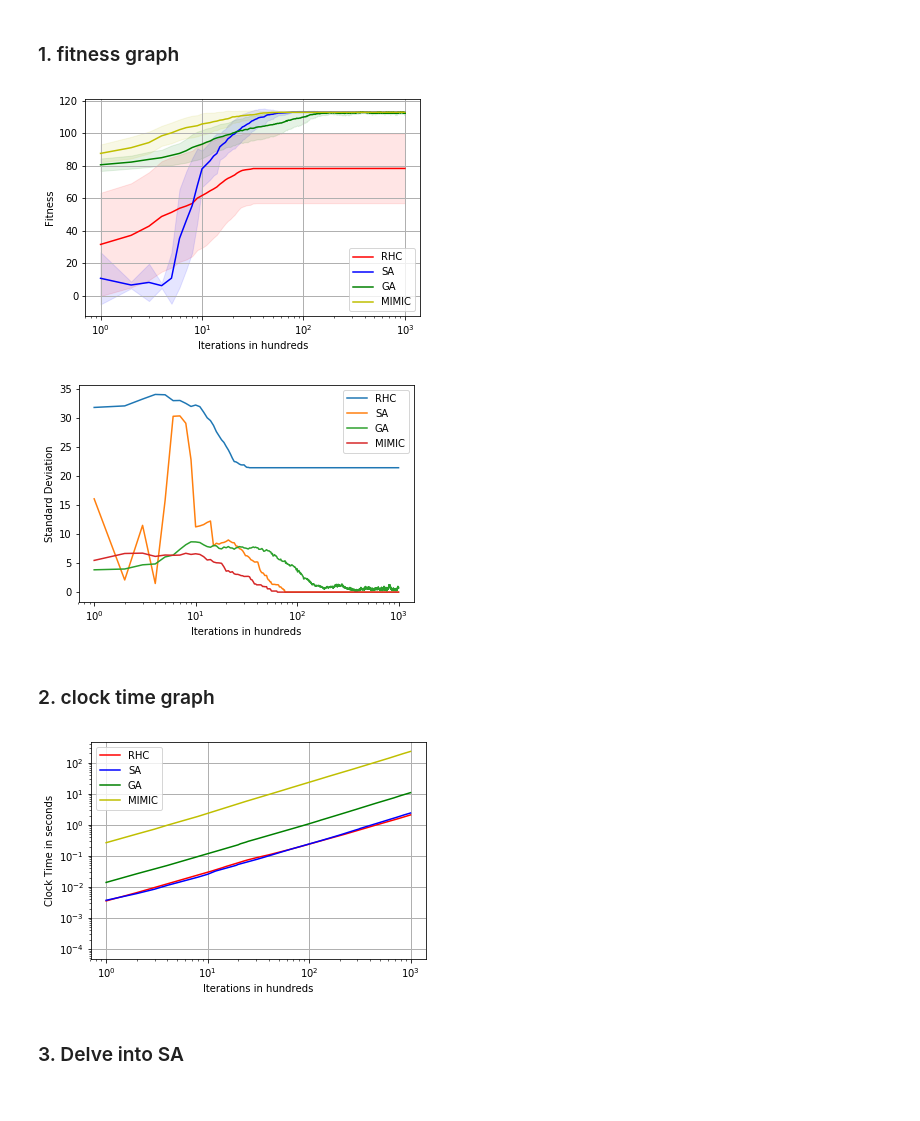
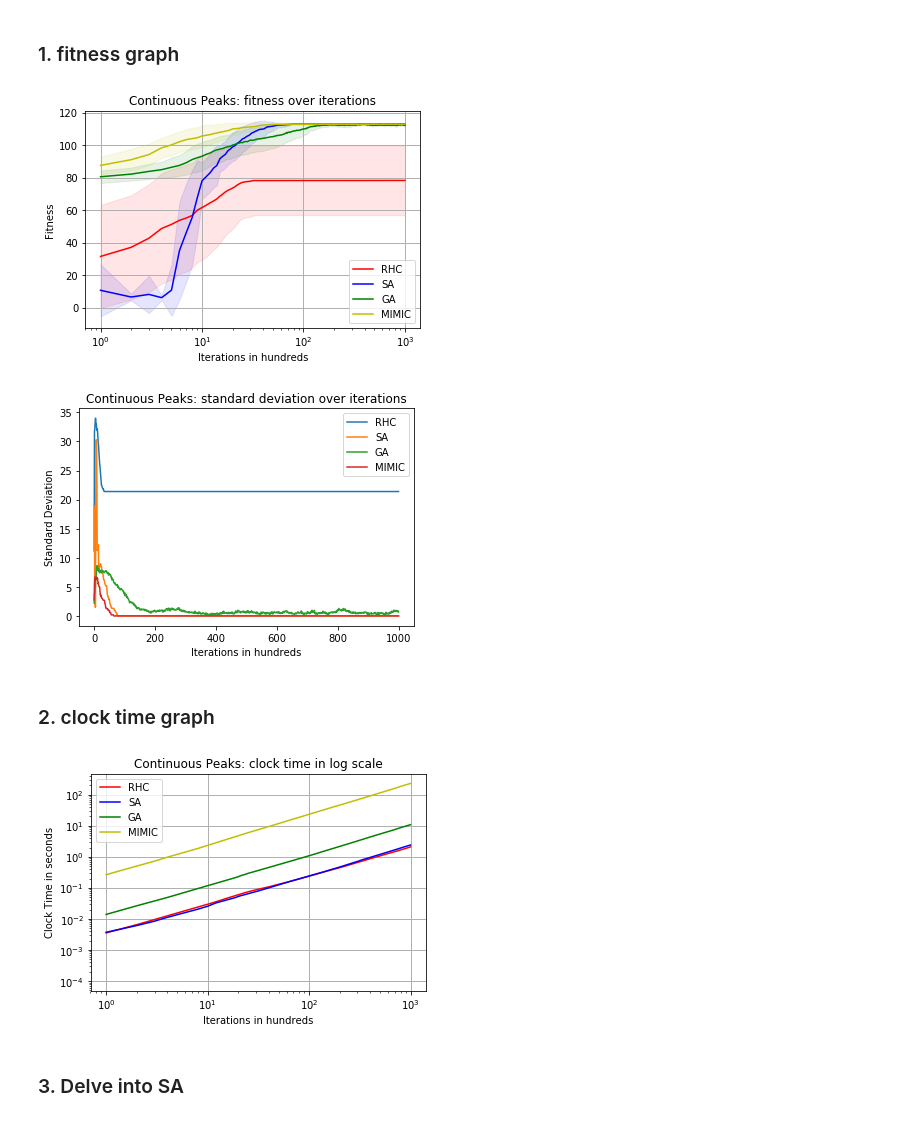
Before and after one commit to Quintus-Zhang/Randomized-Optimization, a Jupyter notebook: graphs.ipynb, the cells around one changed output. Drawn from its saved outputs; the diff is of its cells as text; code cells hidden in the pictures.

```diff
--- a/graphs.ipynb
+++ b/graphs.ipynb
@@ -84,49 +84,51 @@ plt.figure()
 plt.grid(linewidth=1)
 plt.xlabel("Iterations in hundreds")
 plt.ylabel("Fitness")
+plt.title('Continuous Peaks: fitness over iterations')
 
 # RHC
 plt.fill_between(fit_rhc.columns, fit_rhc_mean - fit_rhc_std,
                  fit_rhc_mean + fit_rhc_std, alpha=0.1,
                  color="r")
 plt.semilogx(fit_rhc.columns, fit_rhc_mean, '-', color="r",
          label="RHC")
 # SA
 plt.fill_between(fit_sa.columns, fit_sa_mean - fit_sa_std,
                  fit_sa_mean + fit_sa_std, alpha=0.1,
                  color="b")
 plt.semilogx(fit_sa.columns, fit_sa_mean, '-', color="b",
          label="SA")
 # GA
 plt.fill_between(fit_ga.columns, fit_ga_mean - fit_ga_std,
                  fit_ga_mean + fit_ga_std, alpha=0.1,
                  color="g")
 plt.semilogx(fit_ga.columns, fit_ga_mean, '-', color="g",
          label="GA")
 # MIMIC
 plt.fill_between(fit_mimic.columns, fit_mimic_mean - fit_mimic_std,
                  fit_mimic_mean + fit_mimic_std, alpha=0.1,
                  color="y")
 plt.semilogx(fit_mimic.columns, fit_mimic_mean, '-', color="y",
          label="MIMIC")
 
 plt.legend(loc="best")
 plt.show()
 # %% [output]
-[figure, old version]
+[figure, new version]
 # %%
 plt.figure()
 plt.xlabel("Iterations in hundreds")
 plt.ylabel("Standard Deviation")
+plt.title('Continuous Peaks: standard deviation over iterations')
 
-plt.semilogx(fit_rhc_std, label='RHC')
-plt.semilogx(fit_sa_std, label='SA')
-plt.semilogx(fit_ga_std, label='GA')
-plt.semilogx(fit_mimic_std, label='MIMIC')
+plt.plot(fit_rhc_std, label='RHC')
+plt.plot(fit_sa_std, label='SA')
+plt.plot(fit_ga_std, label='GA')
+plt.plot(fit_mimic_std, label='MIMIC')
 plt.legend()
 plt.show()
 # %% [output]
-[figure, old version]
+[figure, new version]
 # %% [markdown]
 ### 2. clock time graph
 # %%
@@ -149,6 +151,7 @@ plt.figure()
 plt.grid(linewidth=1)
 plt.xlabel("Iterations in hundreds")
 plt.ylabel("Clock Time in seconds")
+plt.title('Continuous Peaks: clock time in log scale')
 
 # RHC
 plt.loglog(t_rhc.columns, t_rhc_mean, '-', color="r",
@@ -166,7 +169,7 @@ plt.loglog(t_mimic.columns, t_mimic_mean, '-', color="y",
 plt.legend(loc="best")
 plt.show()
 # %% [output]
-[figure, old version]
+[figure, new version]
 # %% [markdown]
 ### 3. Delve into SA
 # %%
```
Also changed, not shown: parts of 8 cells of this notebook, 3 other files.
